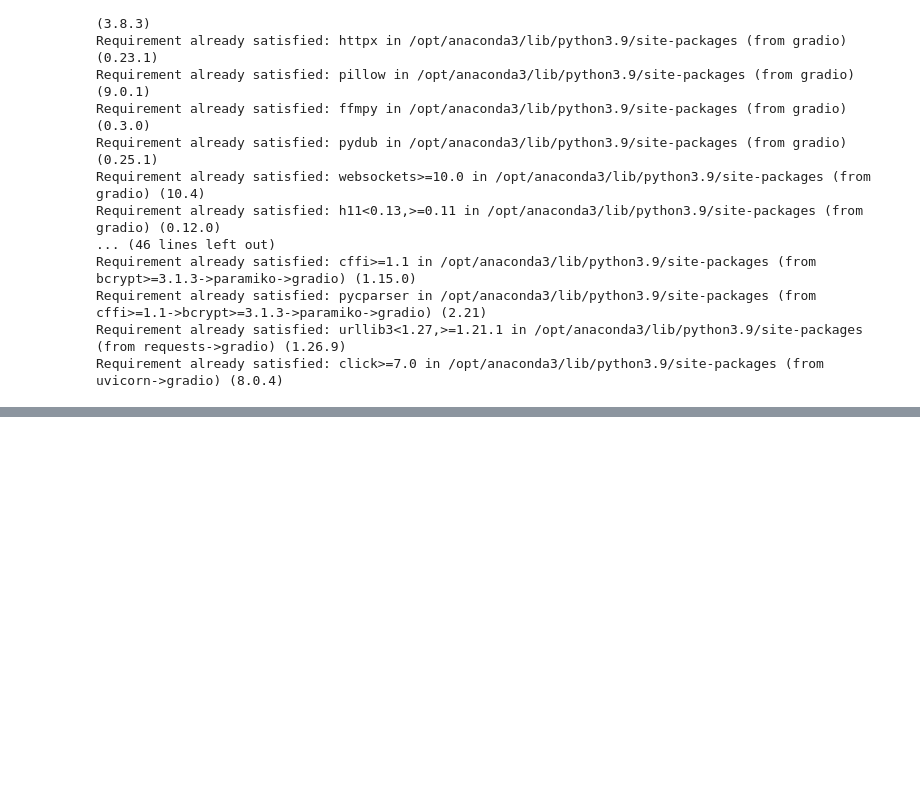
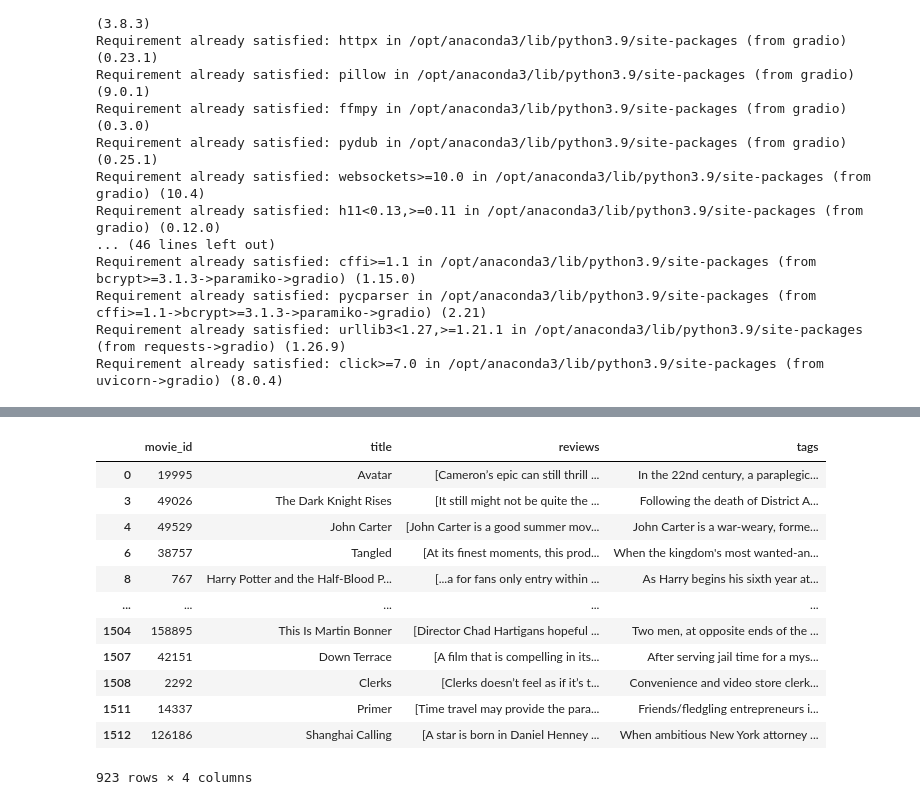
Before and after one commit to ece1786-2022/AladdinRecommender, a Jupyter notebook: transformer/transformer_with_sentiment_OnlineContrastiveLoss_single_sentiment_review.ipynb, the cells around one changed output, grey strips where cells are left out. Drawn from its saved outputs; the diff is of its cells as text; code cells hidden in the pictures; blank space fills up the shorter version.

```diff
--- a/transformer/transformer_with_sentiment_OnlineContrastiveLoss_single_sentiment_review.ipynb
+++ b/transformer/transformer_with_sentiment_OnlineContrastiveLoss_single_sentiment_review.ipynb
@@ -165,6 +182,22 @@ new = new[(new['tags'].notnull())].reset_index(drop=True)
 new = new[new["reviews"].str.len() != 0].reset_index(drop=True)
 # %%
 new = new[new["reviews"].str.len() > 1]
+# %%
+new
+# %% [output]
+|  | movie_id | title | reviews | tags |
+| 0 | 19995 | Avatar | [Cameron’s epic can still thrill ... | In the 22nd century, a paraplegic... |
+| 3 | 49026 | The Dark Knight Rises | [It still might not be quite the ... | Following the death of District A... |
+| 4 | 49529 | John Carter | [John Carter is a good summer mov... | John Carter is a war-weary, forme... |
+| 6 | 38757 | Tangled | [At its finest moments, this prod... | When the kingdom's most wanted-an... |
+| 8 | 767 | Harry Potter and the Half-Blood P... | [...a for fans only entry within ... | As Harry begins his sixth year at... |
+| ... | ... | ... | ... | ... |
+| 1504 | 158895 | This Is Martin Bonner | [Director Chad Hartigans hopeful ... | Two men, at opposite ends of the ... |
+| 1507 | 42151 | Down Terrace | [A film that is compelling in its... | After serving jail time for a mys... |
+| 1508 | 2292 | Clerks | [Clerks doesn’t feel as if it’s t... | Convenience and video store clerk... |
+| 1511 | 14337 | Primer | [Time travel may provide the para... | Friends/fledgling entrepreneurs i... |
+| 1512 | 126186 | Shanghai Calling | [A star is born in Daniel Henney ... | When ambitious New York attorney ... |
+923 rows × 4 columns
 # %%
 new = new.explode(['reviews'])
 # new = new[(new['reviews']!='')].reset_index(drop=True)
```
Also changed, not shown: parts of 17 cells of this notebook.
